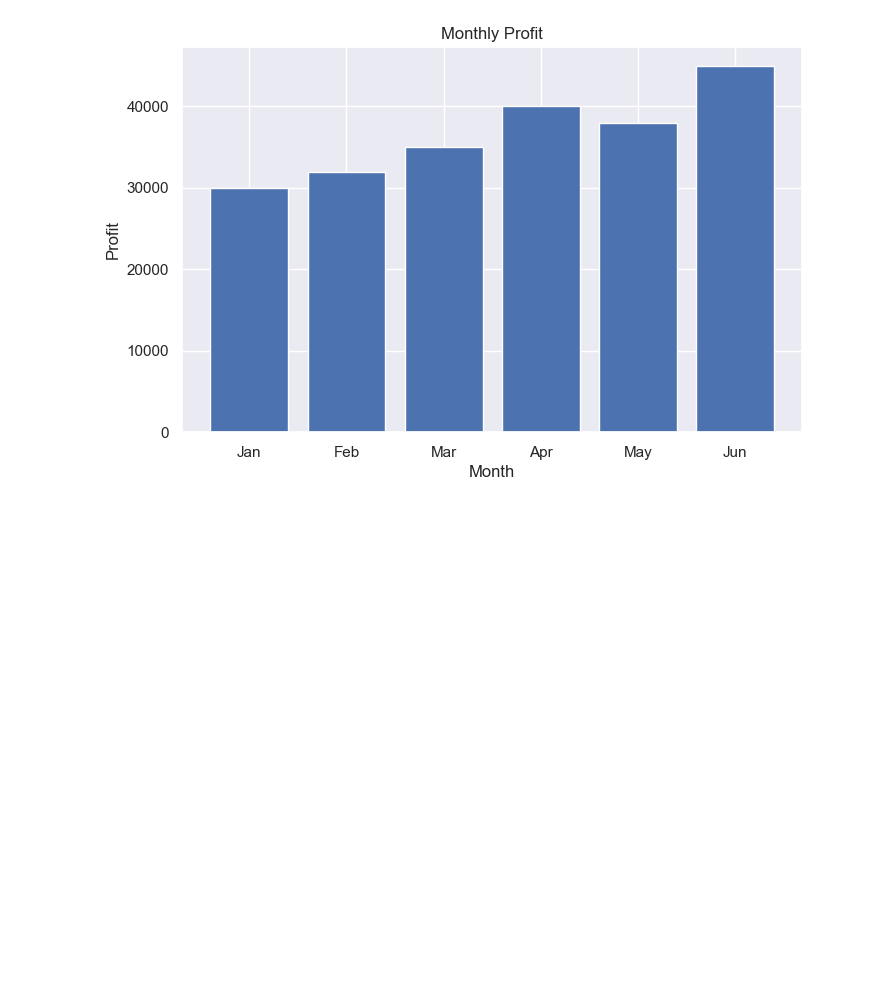
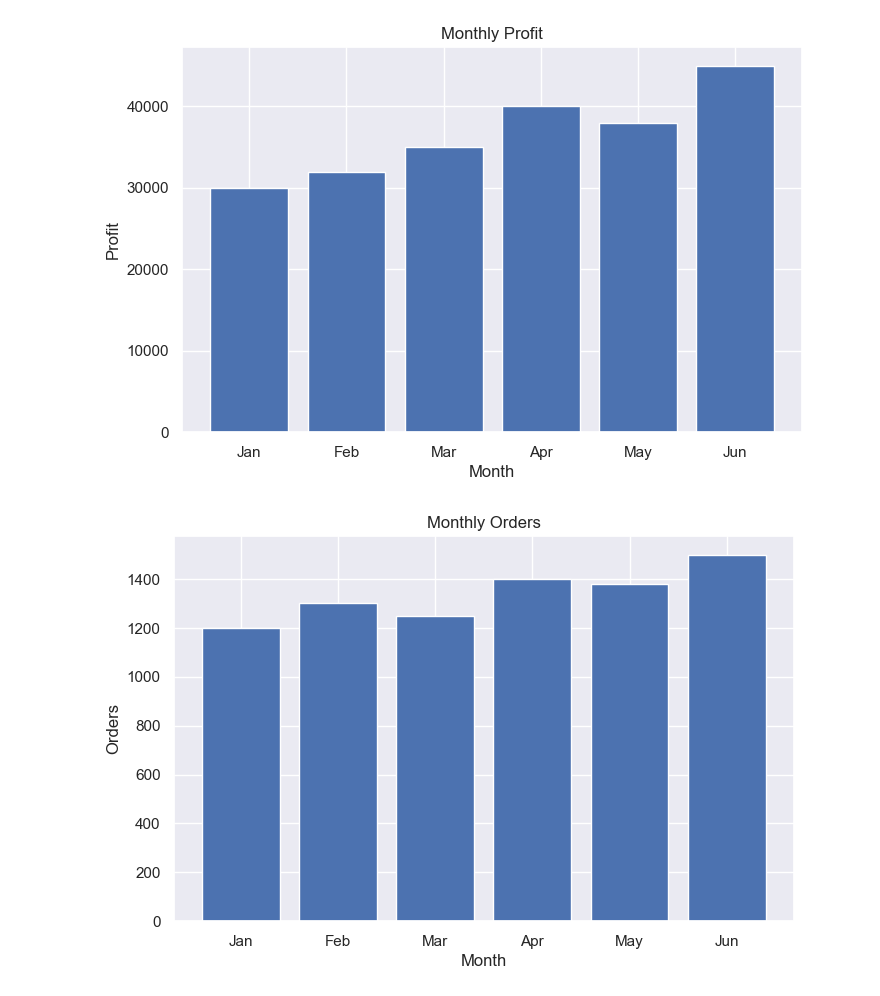
Before and after one commit to preetpate/Sales-Profit-Data-Analysis, a Jupyter notebook: My_First_Ml_Project.ipynb, the cells around one changed output. Drawn from its saved outputs; the diff is of its cells as text; code cells hidden in the pictures; blank space fills up the shorter version.

```diff
--- a/My_First_Ml_Project.ipynb
+++ b/My_First_Ml_Project.ipynb
@@ -81,3 +81,14 @@ plt.ylabel("Profit")
 plt.show()
 # %% [output]
 [figure]
+# %%
+# 6. BAR CHART - ORDERS
+
+plt.figure(figsize=(8,5))
+plt.bar(df["Month"], df["Orders"])
+plt.title("Monthly Orders")
+plt.xlabel("Month")
+plt.ylabel("Orders")
+plt.show()
+# %% [output]
+[figure, added]
```
Also changed, not shown: parts of 2 cells of this notebook.
